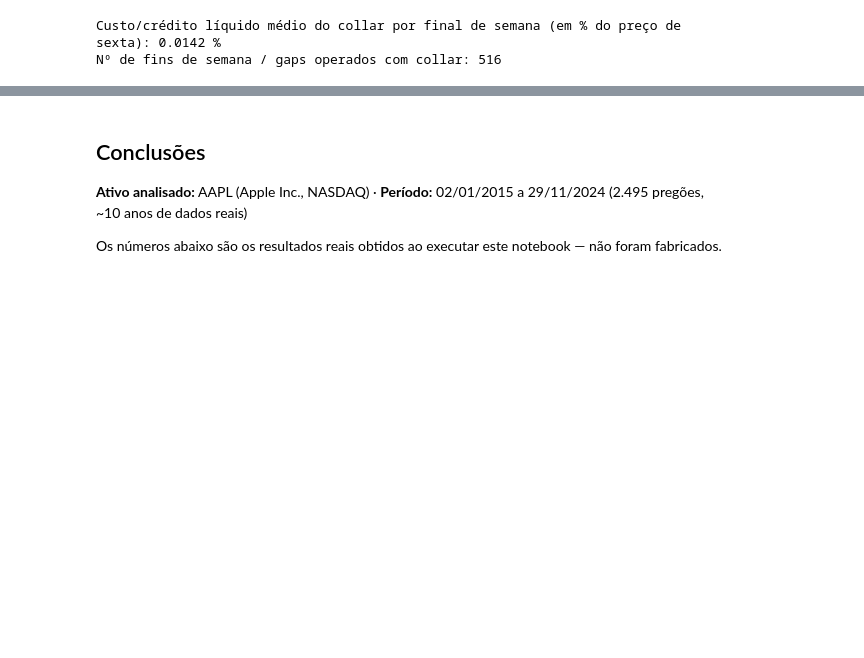
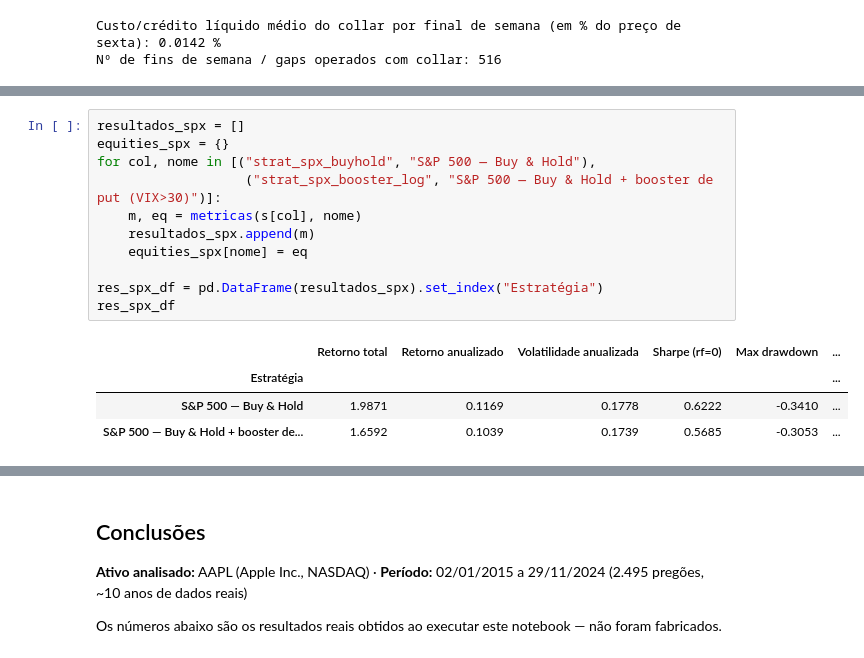
Before and after one commit to jorgerachid1/estrategia-fim-de-semana-volatilidade, a Jupyter notebook: estrategia_fim_de_semana_volatilidade.ipynb, the cells around one changed output, grey strips where cells are left out. Cells and saved outputs as stored; diff of their text form; blank space fills up the shorter version.

```diff
--- a/estrategia_fim_de_semana_volatilidade.ipynb
+++ b/estrategia_fim_de_semana_volatilidade.ipynb
@@ -392,0 +484,16 @@ Nº de fins de semana / gaps operados com collar: 516
+# %%
+resultados_spx = []
+equities_spx = {}
+for col, nome in [("strat_spx_buyhold", "S&P 500 — Buy & Hold"),
+                   ("strat_spx_booster_log", "S&P 500 — Buy & Hold + booster de put (VIX>30)")]:
+    m, eq = metricas(s[col], nome)
+    resultados_spx.append(m)
+    equities_spx[nome] = eq
+
+res_spx_df = pd.DataFrame(resultados_spx).set_index("Estratégia")
+res_spx_df
+# %% [output]
+|  | Retorno total | Retorno anualizado | Volatilidade anualizada | Sharpe (rf=0) | Max drawdown | ... |
+| Estratégia |  |  |  |  |  | ... |
+| S&P 500 — Buy & Hold | 1.9871 | 0.1169 | 0.1778 | 0.6222 | -0.3410 | ... |
+| S&P 500 — Buy & Hold + booster de... | 1.6592 | 0.1039 | 0.1739 | 0.5685 | -0.3053 | ... |
```
Also changed, not shown: parts of 10 cells of this notebook, 3 other files.
